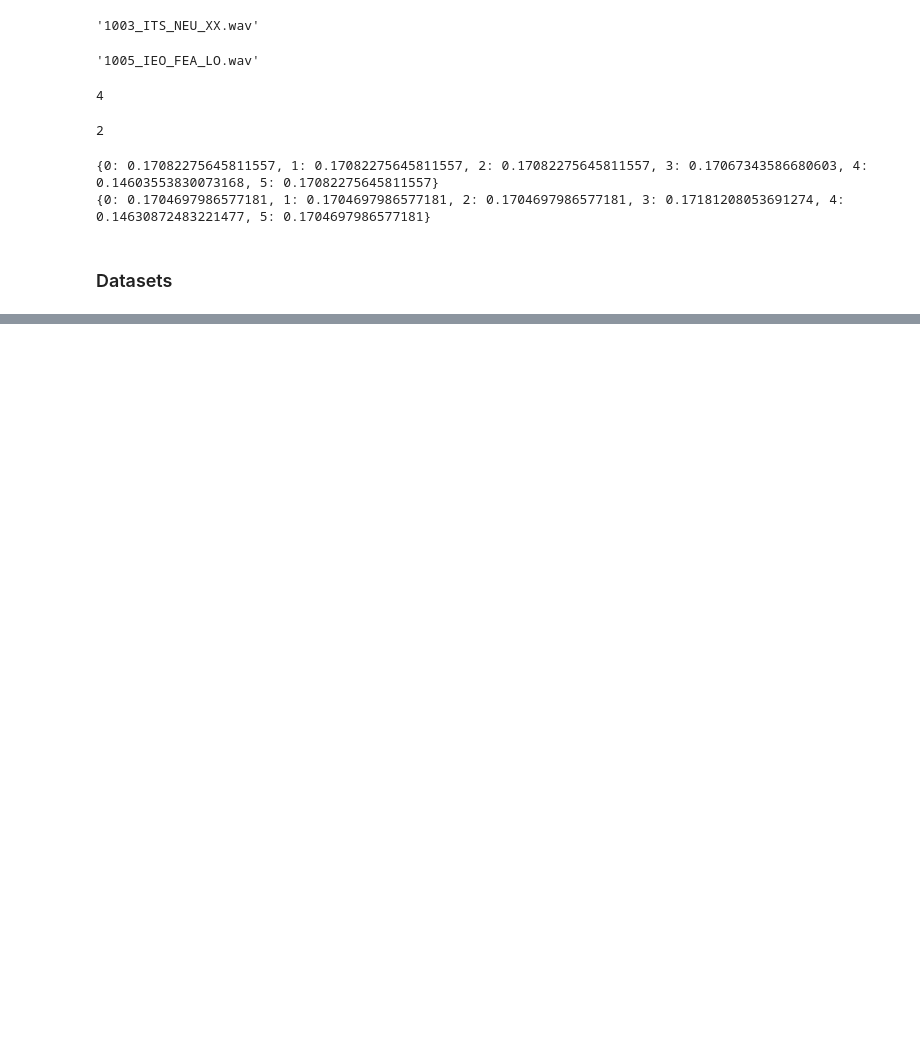
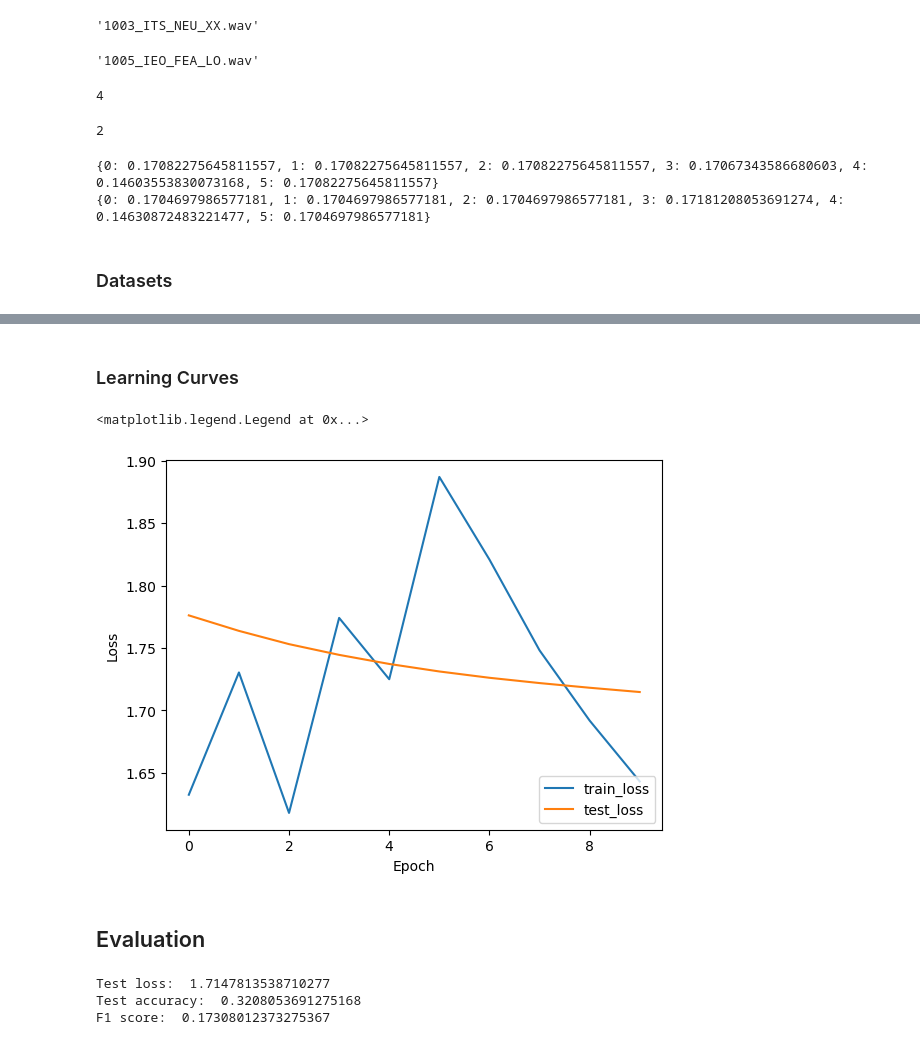
Before and after one commit to MartinRajniak/Audio-Emotion-Classifier, a Jupyter notebook: audio_emotion_classifier.ipynb, the cells around one changed output, grey strips where cells are left out. Drawn from its saved outputs; the diff is of its cells as text; code cells hidden in the pictures; blank space fills up the shorter version.

Commit message:
Add model, training and evaluation (acc 17%)

```diff
--- a/audio_emotion_classifier.ipynb
+++ b/audio_emotion_classifier.ipynb
@@ -265,0 +355,4 @@ next(iter(train_dataset))
+# %%
+loss_fn = nn.CrossEntropyLoss()
+# %%
+optimizer = torch.optim.SGD(model.parameters(), lr=LEARNING_RATE)
@@ -265,0 +379,34 @@ next(iter(train_dataset))
+# %%
+def test_loop(dataloader, model, loss_fn):
+    # Set the model to evaluation mode - important for batch normalization and dropout layers
+    # Unnecessary in this situation but added for best practices
+    model.eval()
+    size = len(dataloader.dataset)
+    num_batches = len(dataloader)
+    test_loss, correct = 0, 0
+
+    # Evaluating the model with torch.no_grad() ensures that no gradients are computed during test mode
+    # also serves to reduce unnecessary gradient computations and memory usage for tensors with requires_grad=True
+    with torch.no_grad():
+        for X, y in dataloader:
+            X, y = X.to(device), y.to(device)
+            pred = model(X)
+            test_loss += loss_fn(pred, y).item()
+            correct += (pred.argmax(1) == y).type(torch.float).sum().item()
+
+    test_loss /= num_batches
+    correct /= size
+
+    print(f"Test Error: \n Accuracy: {(100*correct):>0.1f}%, Avg loss: {test_loss:>8f} \n")
+
+    return test_loss
+# %%
+history = {"train_loss": [], "test_loss": []}
+for t in range(EPOCHS):
+    print(f"Epoch {t+1}\n-------------------------------")
+    train_loss = train_loop(train_dataloader, model, loss_fn, optimizer)
+    test_loss = test_loop(test_dataloader, model, loss_fn)
+
+    history["train_loss"].append(train_loss)
+    history["test_loss"].append(test_loss)
+print("Done!")
@@ -265,0 +431,41 @@ next(iter(train_dataset))
+# %% [markdown]
+### Learning Curves
+# %%
+plt.plot(history["train_loss"], label="train_loss")
+plt.plot(history["test_loss"], label="test_loss")
+plt.xlabel("Epoch")
+plt.ylabel("Loss")
+plt.legend(loc="lower right")
+# %% [output]
+<matplotlib.legend.Legend at 0x...>
+[figure, added]
+# %% [markdown]
+## Evaluation
+# %%
+y_true = []
+for _, y in test_dataloader:
+    y_true.extend(y.tolist())
+
+test_loss = 0
+y_pred = []
+with torch.no_grad():
+    for X, y in test_dataloader:
+        X, y = X.to(device), y.to(device)
+
+        pred = model(X)
+
+        test_loss += loss_fn(pred, y).item()
+        y_pred.extend(pred.argmax(1).detach().cpu().numpy())
+
+test_loss /= len(test_dataloader)
+print("Test loss: ", test_loss)
+
+accuracy = accuracy_score(y_true, y_pred)
+print("Test accuracy: ", accuracy)
+
+f1 = f1_score(y_true, y_pred, average="weighted")
+print("F1 score: ", f1)
+# %% [output]
+Test loss:  1.7147813538710277
+Test accuracy:  0.3208053691275168
+F1 score:  0.17308012373275367
```
Also changed, not shown: parts of 23 cells of this notebook.
